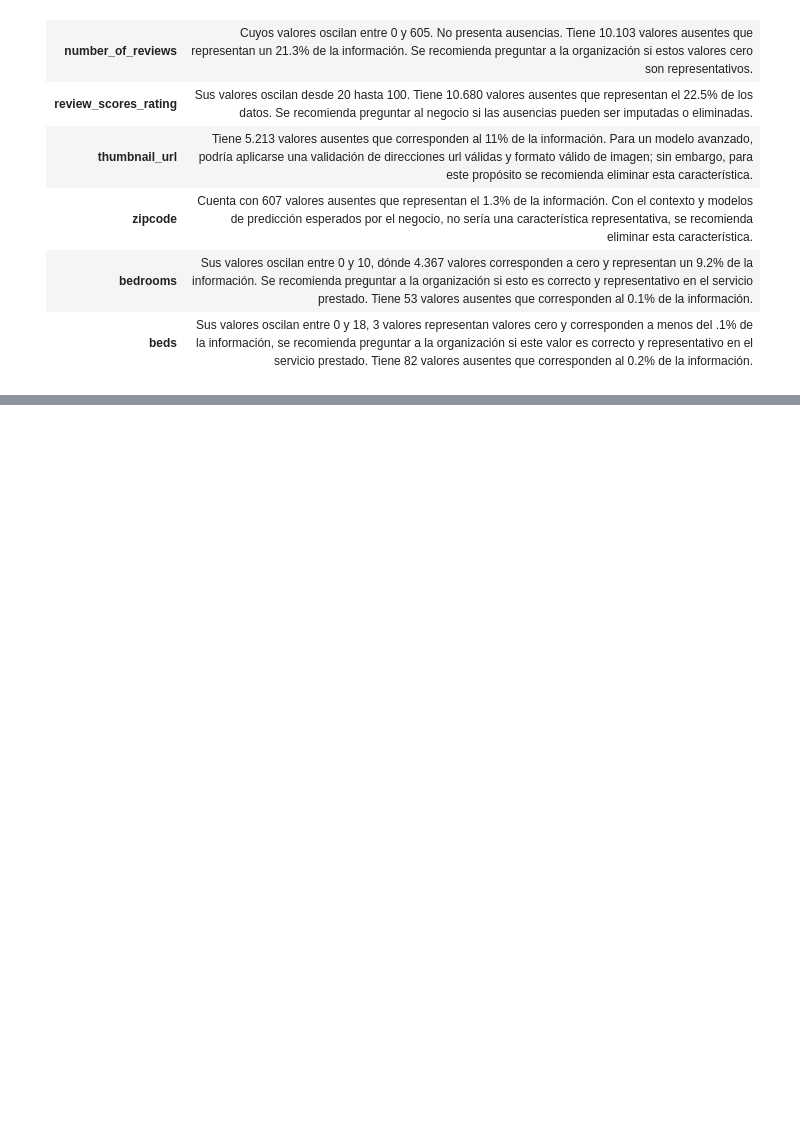
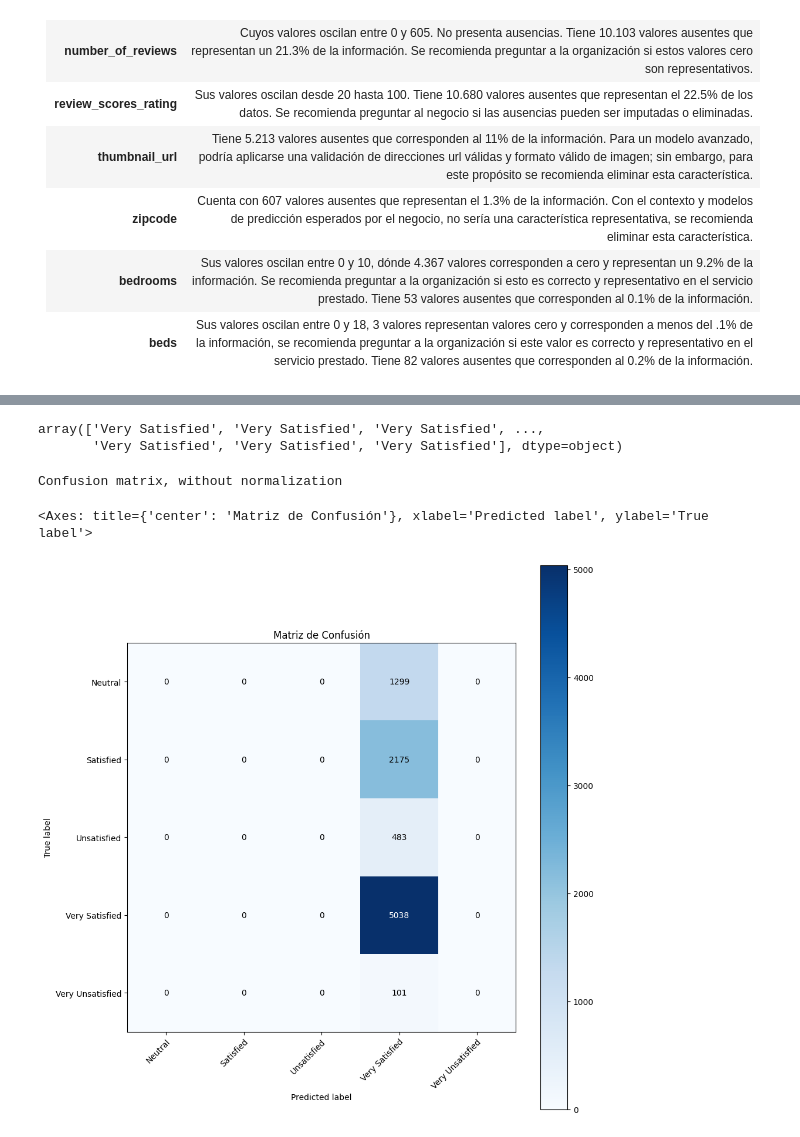
Before and after one commit to fcastellanosp/MINE-4206_202410_AML, a Jupyter notebook: Laboratorios/Laboratorio 2/Sesión 2.ipynb, the cells around one changed output, grey strips where cells are left out. Cells and saved outputs as stored; diff of their text form; code cells hidden in the pictures; blank space fills up the shorter version.

```diff
--- a/Laboratorios/Laboratorio 2/Sesión 2.ipynb
+++ b/Laboratorios/Laboratorio 2/Sesión 2.ipynb
@@ -91,0 +891,14 @@ Las recomendaciones de tratamiento de la información para cada una de las carac
+# %%
+y_pred_val_rfc_bm = rfc_bm_pipe.predict(X_val)
+y_pred_val_rfc_bm
+# %% [output]
+array(['Very Satisfied', 'Very Satisfied', 'Very Satisfied', ...,
+       'Very Satisfied', 'Very Satisfied', 'Very Satisfied'], dtype=object)
+# %%
+classes = rfc_bm_pipe[1].classes_
+plot_confusion_matrix(y_true=Y_val, y_pred=y_pred_val_rfc_bm, classes=classes,
+                      title='Matriz de Confusión')
+# %% [output]
+Confusion matrix, without normalization
+<Axes: title={'center': 'Matriz de Confusión'}, xlabel='Predicted label', ylabel='True label'>
+[figure, added]
```
Also changed, not shown: parts of 187 cells of this notebook.
